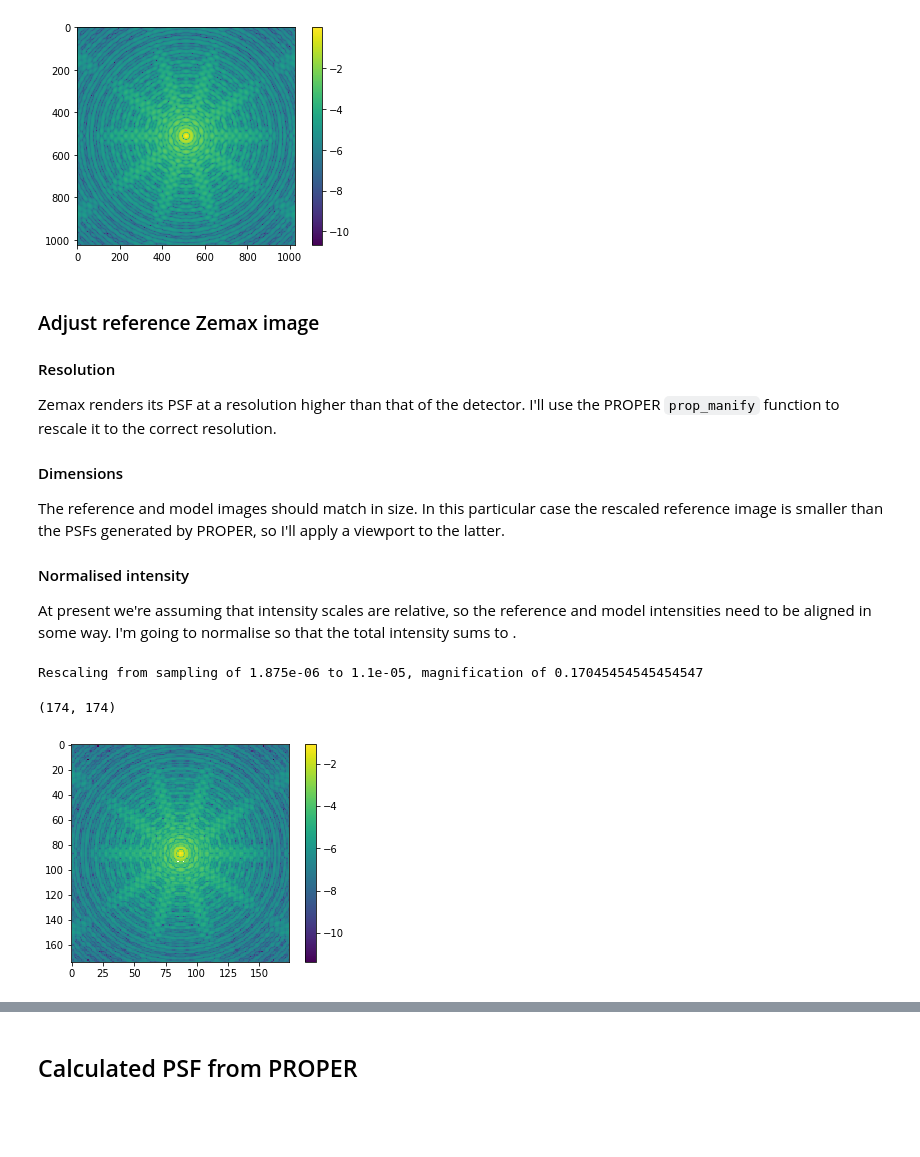
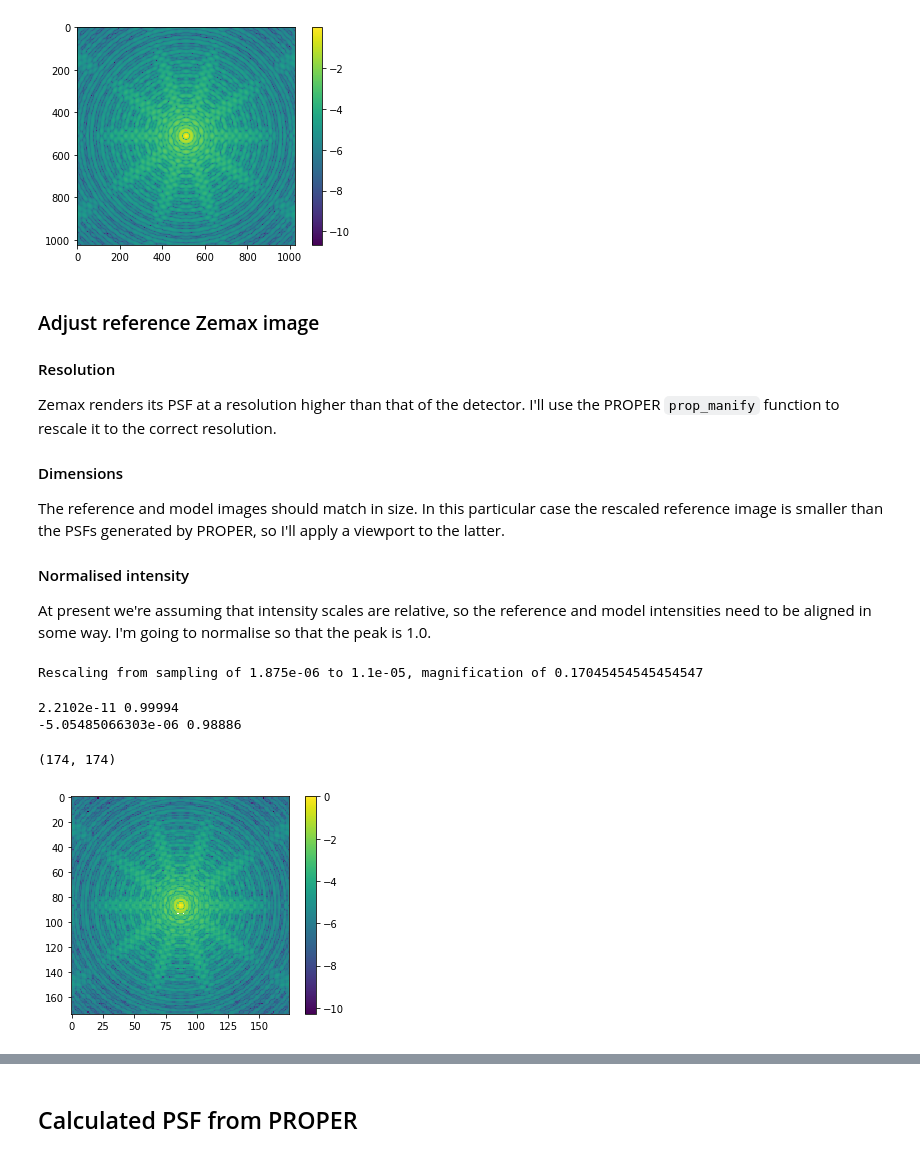
Before and after one commit to benjaminpope/toliman, a Jupyter notebook: image_modelling/notebooks/RC proper fit test.ipynb, the cells around one changed output, grey strips where cells are left out. Cells and saved outputs as stored; diff of their text form; code cells hidden in the pictures; blank space fills up the shorter version.

```diff
--- a/image_modelling/notebooks/RC proper fit test.ipynb
+++ b/image_modelling/notebooks/RC proper fit test.ipynb
@@ -41,7 +41,7 @@ The reference and model images should match in size. In this particular case the
 
 #### Normalised intensity
 
-At present we're assuming that intensity scales are relative, so the reference and model intensities need to be aligned in some way. I'm going to normalise so that the total intensity sums to .
+At present we're assuming that intensity scales are relative, so the reference and model intensities need to be aligned in some way. I'm going to normalise so that the peak is 1.0.
 # %%
 import proper
 # Resolution is too high, so downsample.
@@ -51,18 +51,24 @@ npixels = 512 # Size of detector, in pixels
 
 mag = src_pitch / detector_pitch
 print("Rescaling from sampling of {} to {}, magnification of {}".format(src_pitch, detector_pitch, mag))
-zemax_resized = proper.prop_magnify(zemax_ref, mag, CONSERVE = False)
+zemax_resized = proper.prop_magnify(zemax_ref, mag, CONSERVE = False, AMP_CONSERVE=False)
 # %% [output]
 Rescaling from sampling of 1.875e-06 to 1.1e-05, magnification of 0.17045454545454547
+# %%
+print(np.min(zemax_ref), np.max(zemax_ref))
+print(np.min(zemax_resized), np.max(zemax_resized))
+# %% [output]
+2.2102e-11 0.99994
+-5.05485066303e-06 0.98886
 # %%
 # Normalise
 sz = zemax_resized.shape
-zemax_resized /= zemax_resized.sum(axis=None)
+zemax_resized /= zemax_resized.max(axis=None)
 
 print(sz)
 plt.imshow(np.log10(zemax_resized), cmap='viridis')
 plt.colorbar()
 plt.show()
 # %% [output]
 (174, 174)
-[figure, old version]
+[figure, new version]
```
Also changed, not shown: parts of 7 cells of this notebook.
